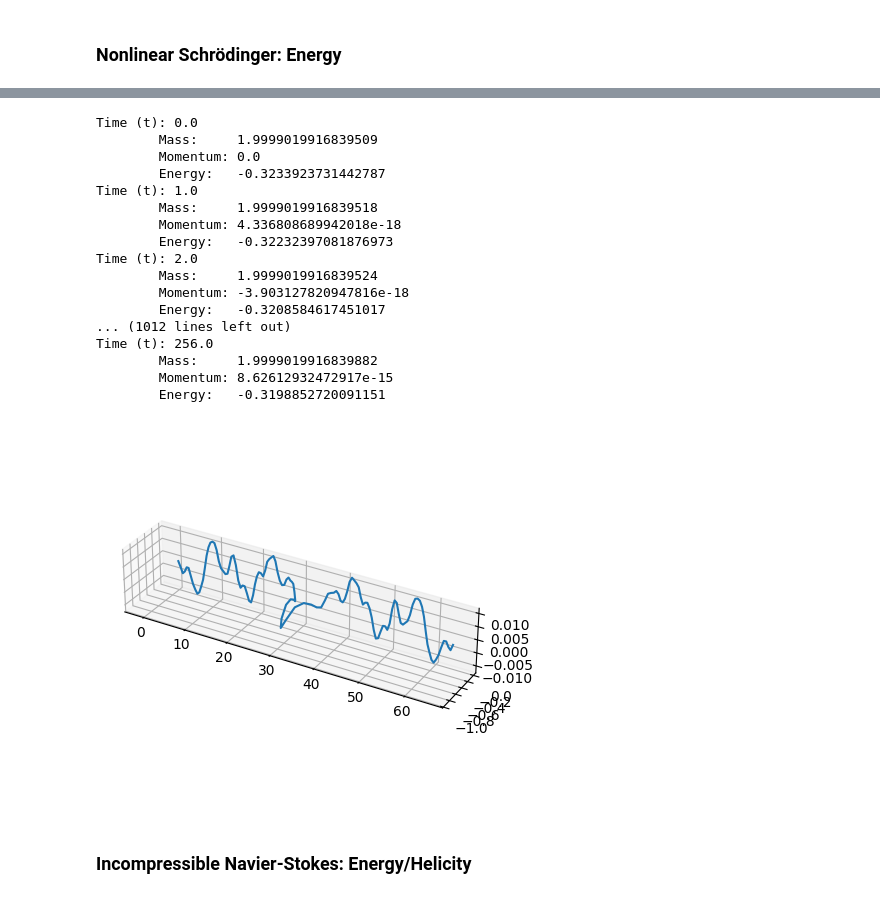
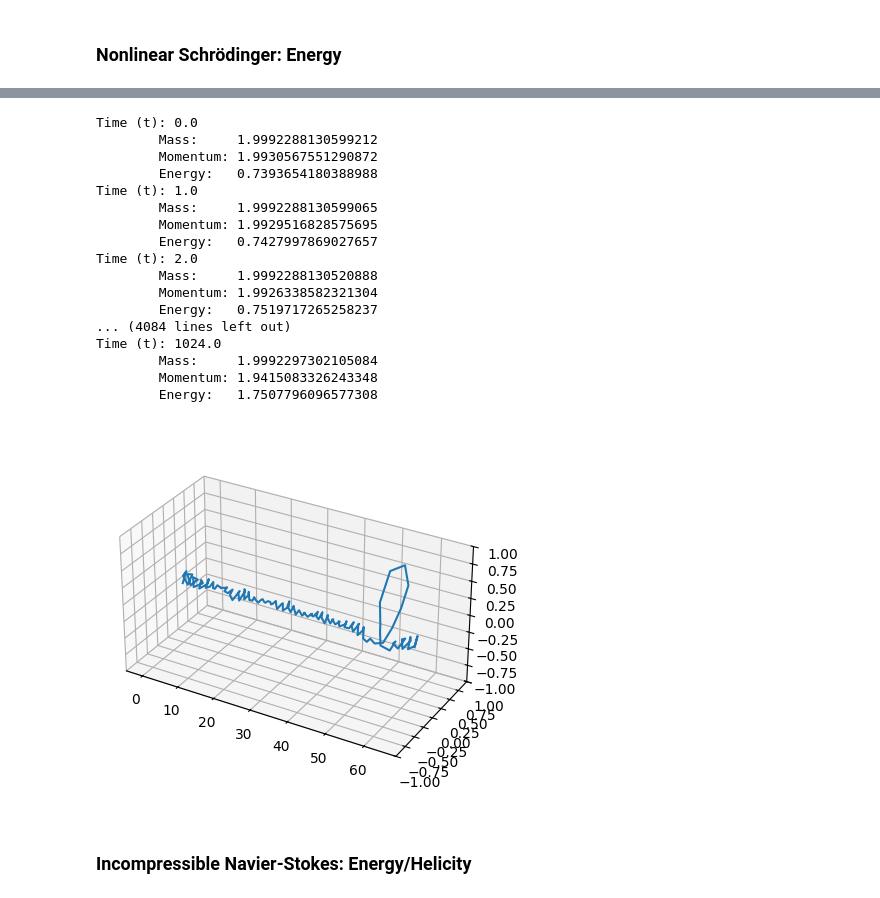
Before and after one commit to BorisAndrews/BorisAndrews.github.io, a Jupyter notebook: assets/ipynb/nightmare_equations.ipynb, the cells around one changed output, grey strips where cells are left out. Cells and saved outputs as stored; diff of their text form; code cells hidden in the pictures.

```diff
--- a/assets/ipynb/nightmare_equations.ipynb
+++ b/assets/ipynb/nightmare_equations.ipynb
@@ -320,7 +320,7 @@ def nls(
     N:           int = 2**7,
     deg:         int = 1,
     time_degree: int = 1,
-    Nt:          int = 2**8,
+    Nt:          int = 2**9,
     dt:          Union[int, float] = 1.0,
     L:           Union[int, float] = 2**6,
     speed:       Union[int, float] = 0.0,
@@ -368,28 +368,19 @@ def nls(
     psi.project(as_vector([a_ic, b_ic]))
 
     # Residual
-    dx_time_2     = dx_time(time_degree=2*time_degree-2)
-    if scheme.lower() == "cpg":
-        dx_time_2plus = dx_time(time_degree=2*time_degree-1)
-        dx_time_4plus = dx_time(time_degree=4*time_degree-1)
-    elif scheme.lower() == "gauss":
-        dx_time_2plus = dx_time_2
-        dx_time_4plus = dx_time_2
-    else:
-        raise ValueError("--scheme must be either CPG or Gauss")
     amp_squared = a**2 + b**2
     F = (
         (  # Real
-            inner(Dt(b), v) * dx_time_2
-          + 0.5 * inner(grad(a), grad(v)) * dx_time_2plus
-          - inner(amp_squared * a, v) * dx_time_4plus
+            inner(Dt(b), v)
+          + 0.5 * inner(grad(a), grad(v))
+          - inner(amp_squared * a, v)
         )
       + (  # Imaginary
-          - inner(Dt(a), w) * dx_time_2
-          + 0.5 * inner(grad(b), grad(w)) * dx_time_2plus
-          - inner(amp_squared * b, w) * dx_time_4plus
+          - inner(Dt(a), w)
+          + 0.5 * inner(grad(b), grad(w))
+          - inner(amp_squared * b, w)
         )
-    )
+    ) * dx
 
     # Quantities of interest
     M = amp_squared * dx
@@ -411,7 +402,12 @@ def nls(
         # "pc_type": "lu",
         # "pc_factor_mat_solver_type": "mumps",
     }
-    stepper = GalerkinTimeStepper(F, time_degree, t, dt_c, psi, solver_parameters=sp)
+    scheme_dict = {
+        "cpg"   : ContinuousPetrovGalerkinScheme(time_degree, quadrature_degree=4*time_degree-1),
+        "gauss" : GaussLegendre(time_degree)
+    }
+    stepper = TimeStepper(F, scheme_dict[scheme.lower()], t, dt_c, psi, solver_parameters=sp)
+
 
     # Set up outputs
     t_arr: List[float] = []
@@ -459,7 +455,8 @@ def nls(
         fig = plt.figure()
         ax = fig.add_subplot(projection="3d")
         ax.plot(np.linspace(0.0, (1-1/N)*L, N), *psi.dat.data)
-        ax.set_box_aspect([5.0, 1.0, 1.0])
+        ax.set_box_aspect([2.0, 1.0, 1.0])
+        ax.set_ylim3d(-1, 1); ax.set_zlim3d(-1, 1)
         plt.show()
 
     return {"time": t_arr, "mass": M_arr, "momentum": P_arr, "energy": E_arr}
@@ -470,24 +484,24 @@ NameError: name 'GalerkinTimeStepper' is not defined
 # %%
-_ = nls(scheme="gauss", show_plot=True)
+_ = nls(scheme="gauss", show_plot=True, Nt=2**10, speed=1.0)
 # %% [output]
 Time (t): 0.0
-        Mass:     1.9999019916839509
-        Momentum: 0.0
-        Energy:   -0.3233923731442787
+        Mass:     1.9992288130599212
+        Momentum: 1.9930567551290872
+        Energy:   0.7393654180388988
 Time (t): 1.0
-        Mass:     1.9999019916839518
-        Momentum: 4.336808689942018e-18
-        Energy:   -0.32232397081876973
+        Mass:     1.9992288130599065
+        Momentum: 1.9929516828575695
+        Energy:   0.7427997869027657
 Time (t): 2.0
-        Mass:     1.9999019916839524
-        Momentum: -3.903127820947816e-18
-        Energy:   -0.3208584617451017
-... (1012 lines left out)
-Time (t): 256.0
-        Mass:     1.9999019916839882
-        Momentum: 8.62612932472917e-15
-        Energy:   -0.3198852720091151
+        Mass:     1.9992288130520888
+        Momentum: 1.9926338582321304
+        Energy:   0.7519717265258237
+... (4084 lines left out)
+Time (t): 1024.0
+        Mass:     1.9992297302105084
+        Momentum: 1.9415083326243348
+        Energy:   1.7507796096577308
-[figure, old version]
+[figure, new version]
 # %% [markdown]
 ### Incompressible Navier-Stokes: Energy/Helicity
 # %%
```
Also changed, not shown: parts of 3 cells of this notebook.
